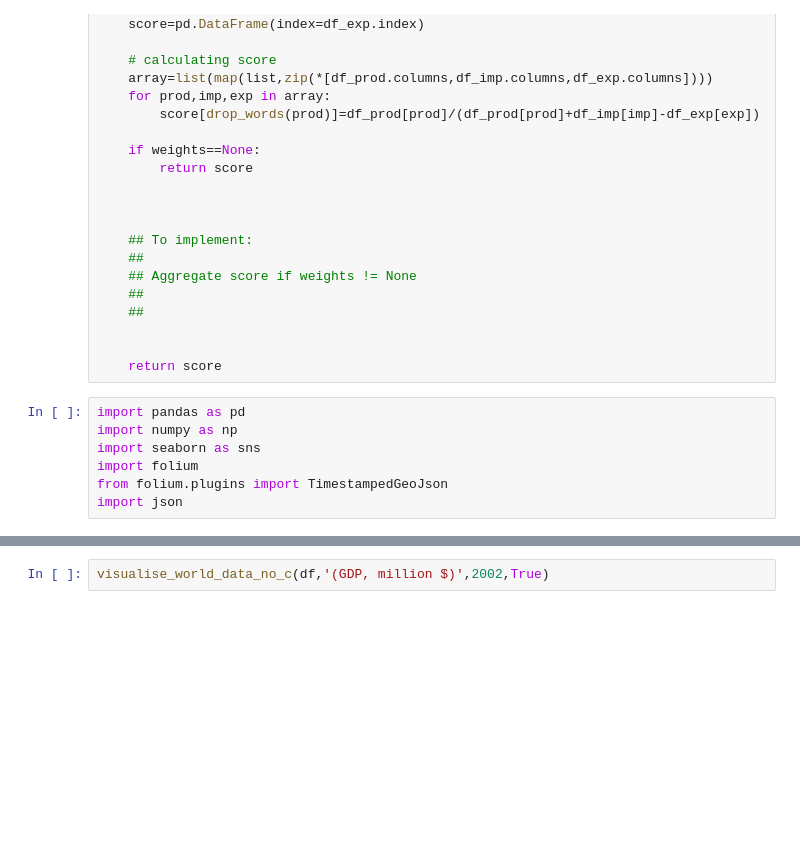
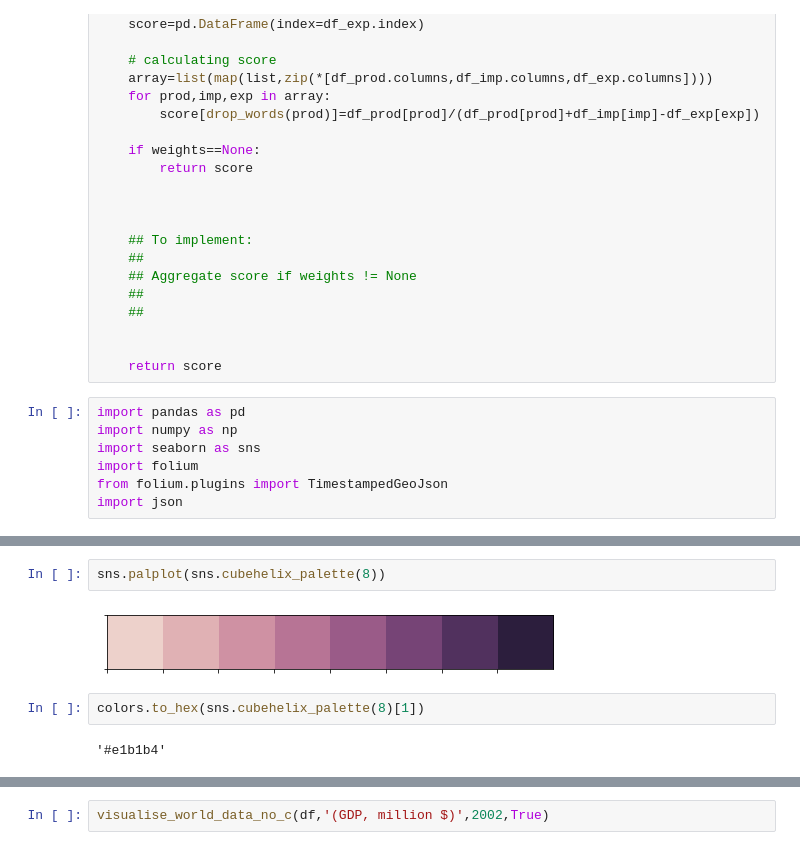
Before and after one commit to martin-ev/ADA-project, a Jupyter notebook: Scripts/Results_julien.ipynb, the cells around one changed output, grey strips where cells are left out. Saved outputs shown, nothing was run; the diff lists cells and outputs as text; blank space fills up the shorter version.

```diff
--- a/Scripts/Results_julien.ipynb
+++ b/Scripts/Results_julien.ipynb
@@ -167,0 +182,8 @@ visualise_world_data(df,'(GDP, million $)',2002,True)
+# %%
+sns.palplot(sns.cubehelix_palette(8))
+# %% [output]
+[figure, added]
+# %%
+colors.to_hex(sns.cubehelix_palette(8)[1])
+# %% [output]
+'#e1b1b4'
```
Also changed, not shown: parts of 16 cells of this notebook.
